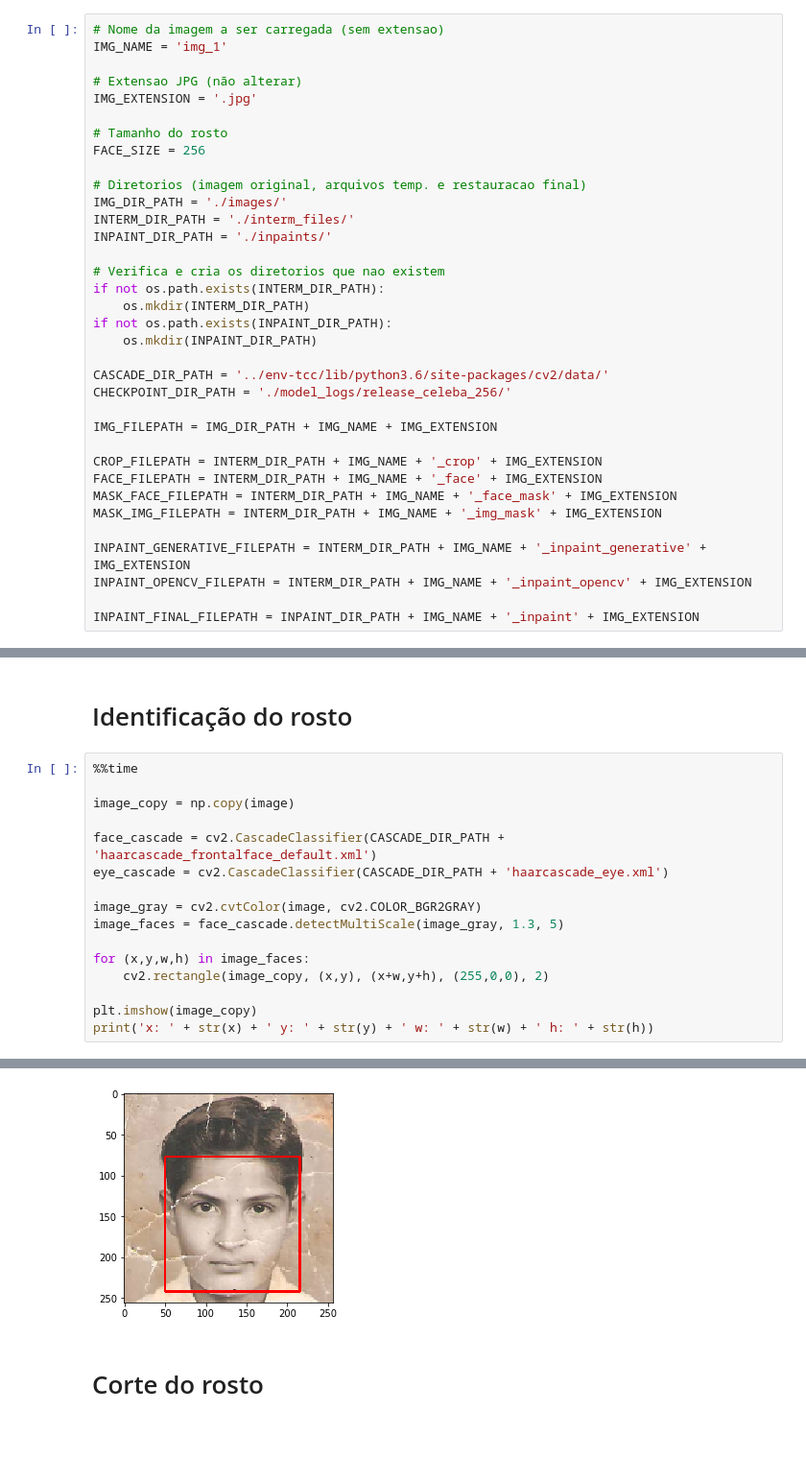
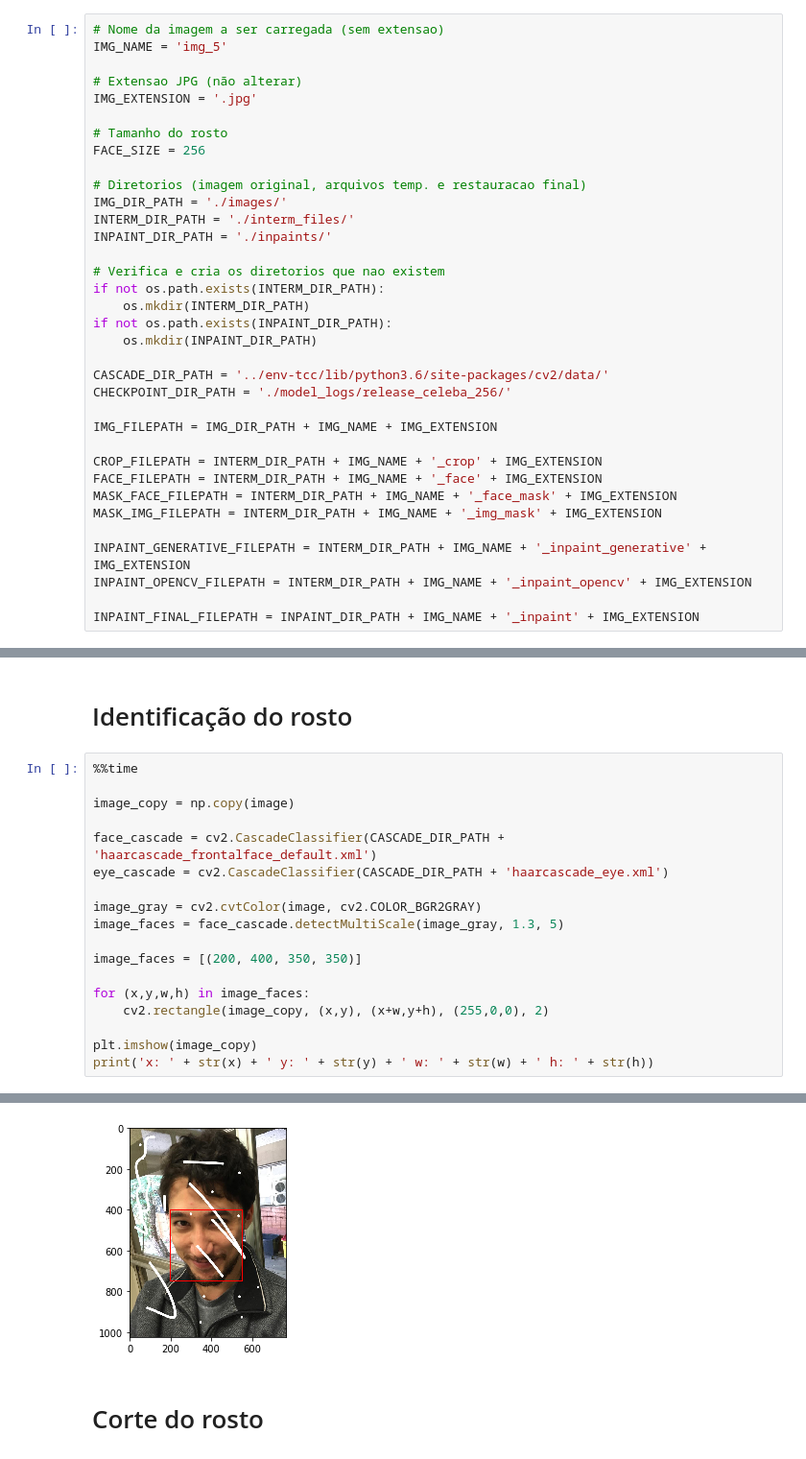
Before and after one commit to izabel-ferrari/projeto-formatura-poli, a Jupyter notebook: Inpaint.ipynb, the cells around one changed output, grey strips where cells are left out. Shown: that part at 96% size. Saved outputs shown, nothing was run; the diff lists cells and outputs as text.

```diff
--- a/Inpaint.ipynb
+++ b/Inpaint.ipynb
@@ -16,6 +16,6 @@ import time
 # %%
 # Nome da imagem a ser carregada (sem extensao)
-IMG_NAME = 'img_1'
+IMG_NAME = 'img_5'
 
 # Extensao JPG (não alterar)
 IMG_EXTENSION = '.jpg'
@@ -122,6 +124,8 @@ eye_cascade = cv2.CascadeClassifier(CASCADE_DIR_PATH + 'haarcascade_eye.xml')
 image_gray = cv2.cvtColor(image, cv2.COLOR_BGR2GRAY)
 image_faces = face_cascade.detectMultiScale(image_gray, 1.3, 5)
 
+image_faces = [(200, 400, 350, 350)]
+
 for (x,y,w,h) in image_faces:
     cv2.rectangle(image_copy, (x,y), (x+w,y+h), (255,0,0), 2)
 
@@ -134,4 +138,4 @@ Wall time: 59 ms
-[figure, old version]
+[figure, new version]
 # %% [markdown]
 <h1>Corte do rosto</h1>
 # %%
```
Also changed, not shown: parts of 12 cells of this notebook.
